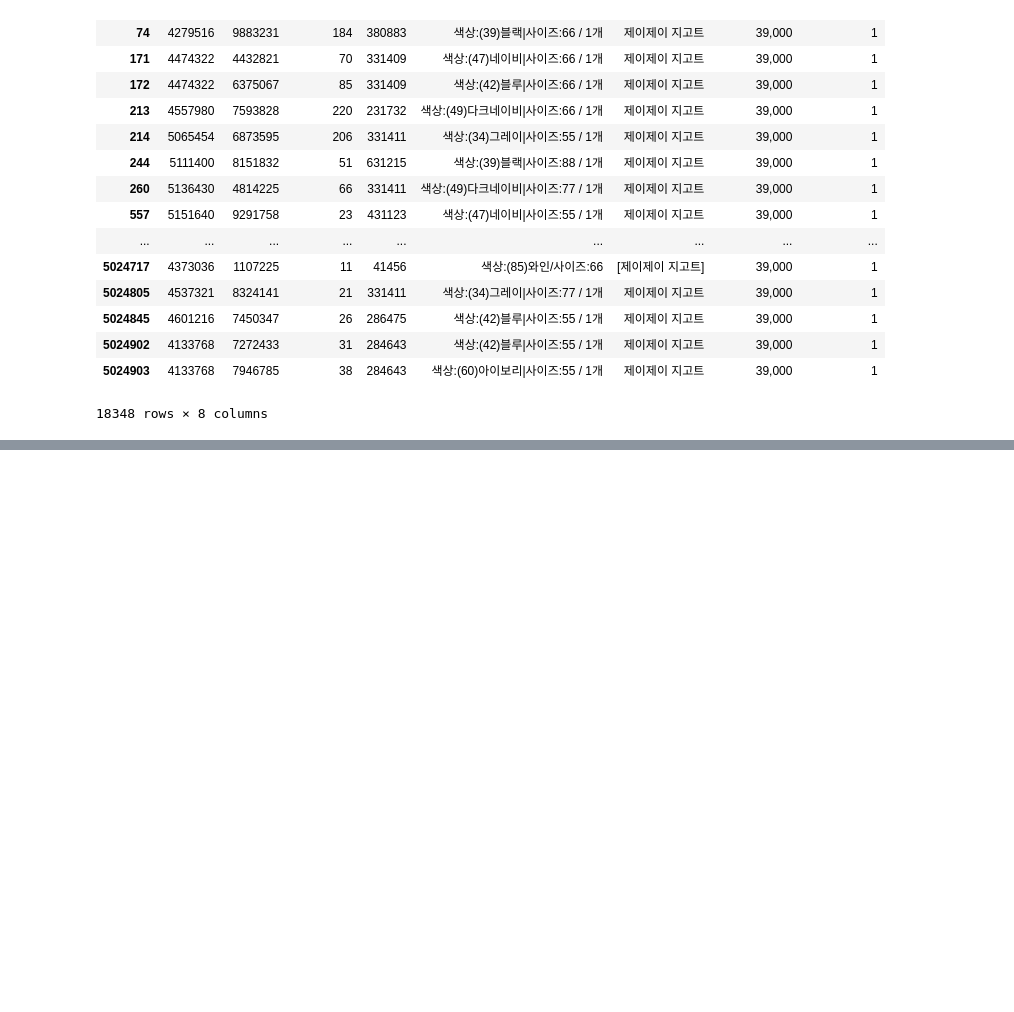
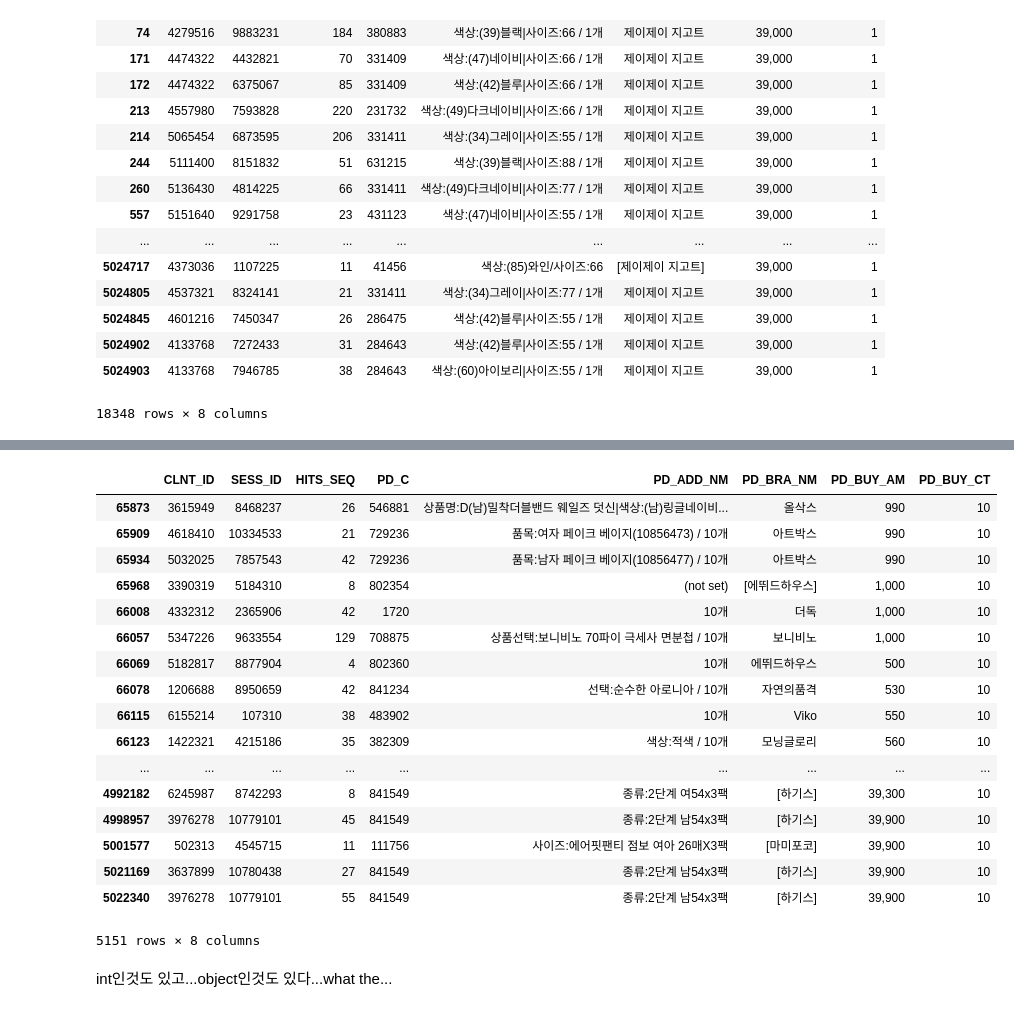
Before and after one commit to Junhojuno/L.Point-BigData-Competition, a Jupyter notebook: code/EDA/1.EDA_Product.ipynb, the cells around one changed output, grey strips where cells are left out. Drawn from its saved outputs; the diff is of its cells as text; code cells hidden in the pictures; blank space fills up the shorter version.

```diff
--- a/code/EDA/1.EDA_Product.ipynb
+++ b/code/EDA/1.EDA_Product.ipynb
@@ -262,0 +348,23 @@ product[(product.PD_BRA_NM=='제이제이 지고트') | (product.PD_BRA_NM=='[
+# %%
+product[product['PD_BUY_CT'] == 10]
+# %% [output]
+|  | CLNT_ID | SESS_ID | HITS_SEQ | PD_C | PD_ADD_NM | PD_BRA_NM | PD_BUY_AM | PD_BUY_CT |
+| 65873 | 3615949 | 8468237 | 26 | 546881 | 상품명:D(남)밀착더블밴드 웨일즈 덧신|색상:(남)링글네이비... | 올삭스 | 990 | 10 |
+| 65909 | 4618410 | 10334533 | 21 | 729236 | 품목:여자 페이크 베이지(10856473) / 10개 | 아트박스 | 990 | 10 |
+| 65934 | 5032025 | 7857543 | 42 | 729236 | 품목:남자 페이크 베이지(10856477) / 10개 | 아트박스 | 990 | 10 |
+| 65968 | 3390319 | 5184310 | 8 | 802354 | (not set) | [에뛰드하우스] | 1,000 | 10 |
+| 66008 | 4332312 | 2365906 | 42 | 1720 | 10개 | 더독 | 1,000 | 10 |
+| 66057 | 5347226 | 9633554 | 129 | 708875 | 상품선택:보니비노 70파이 극세사 면분첩 / 10개 | 보니비노 | 1,000 | 10 |
+| 66069 | 5182817 | 8877904 | 4 | 802360 | 10개 | 에뛰드하우스 | 500 | 10 |
+| 66078 | 1206688 | 8950659 | 42 | 841234 | 선택:순수한 아로니아 / 10개 | 자연의품격 | 530 | 10 |
+| 66115 | 6155214 | 107310 | 38 | 483902 | 10개 | Viko | 550 | 10 |
+| 66123 | 1422321 | 4215186 | 35 | 382309 | 색상:적색 / 10개 | 모닝글로리 | 560 | 10 |
+| ... | ... | ... | ... | ... | ... | ... | ... | ... |
+| 4992182 | 6245987 | 8742293 | 8 | 841549 | 종류:2단계 여54x3팩 | [하기스] | 39,300 | 10 |
+| 4998957 | 3976278 | 10779101 | 45 | 841549 | 종류:2단계 남54x3팩 | [하기스] | 39,900 | 10 |
+| 5001577 | 502313 | 4545715 | 11 | 111756 | 사이즈:에어핏팬티 점보 여아 26매X3팩 | [마미포코] | 39,900 | 10 |
+| 5021169 | 3637899 | 10780438 | 27 | 841549 | 종류:2단계 남54x3팩 | [하기스] | 39,900 | 10 |
+| 5022340 | 3976278 | 10779101 | 55 | 841549 | 종류:2단계 남54x3팩 | [하기스] | 39,900 | 10 |
+5151 rows × 8 columns
+# %% [markdown]
+int인것도 있고...object인것도 있다...what the...
```
Also changed, not shown: parts of 9 cells of this notebook.
